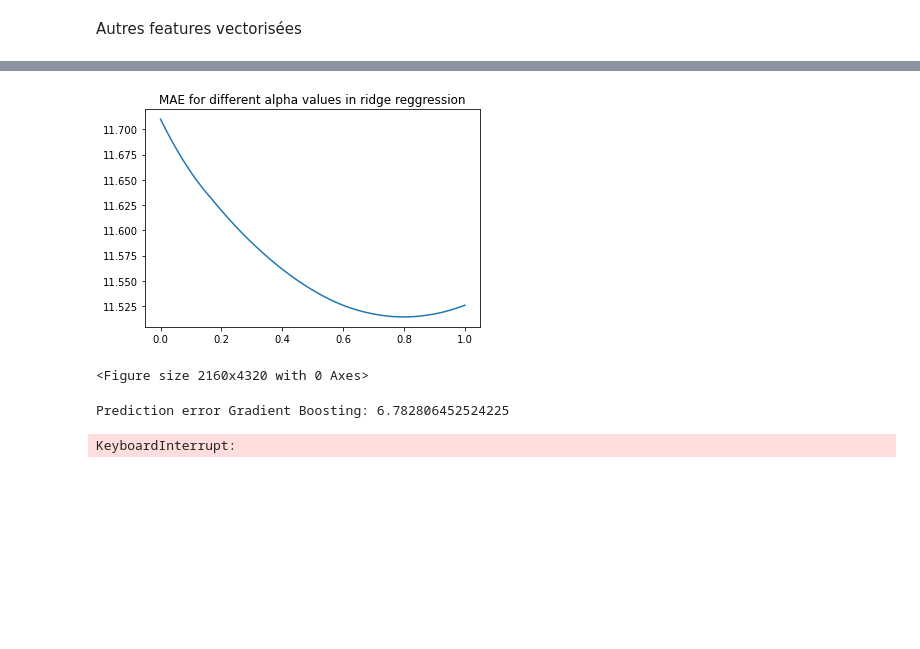
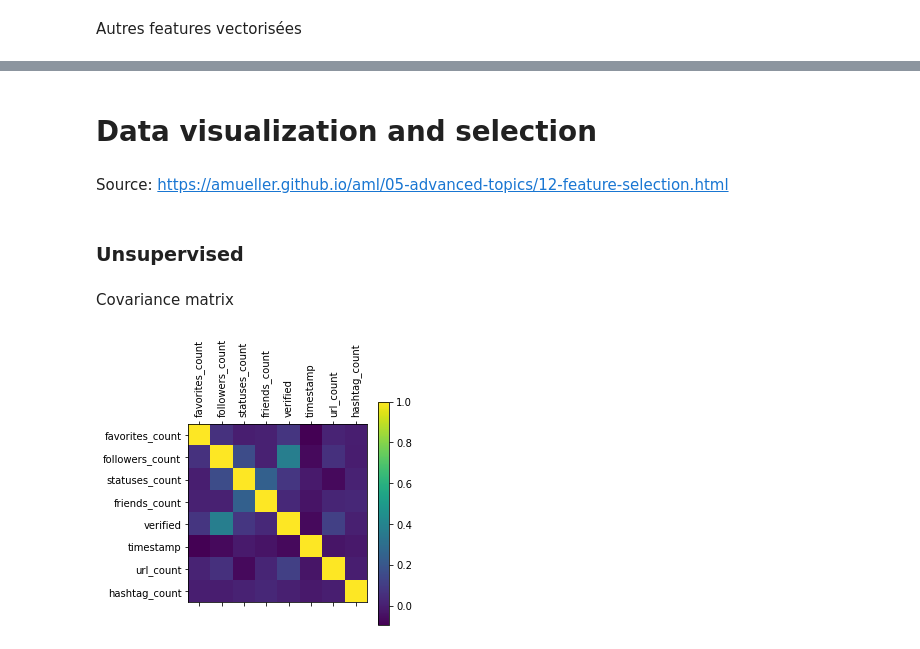
Before and after one commit to antoinegleisberg/INF554_kaggle, a Jupyter notebook: Marian.ipynb, the cells around one changed output, grey strips where cells are left out. Saved outputs shown, nothing was run; the diff lists cells and outputs as text; code cells hidden in the pictures; blank space fills up the shorter version.

Commit message:
added feature selection + word embedding sources

```diff
--- a/Marian.ipynb
+++ b/Marian.ipynb
@@ -136,59 +152,19 @@ X_test = X_test.drop(['text'], axis=1)
 [figure]
-# %%
-
-# Now we can train our model.  we set our loss function
-
-#plot linear regression result with LASSO regularization with alpha between 0 and 1
-alpha = np.linspace(0, 1, 100)
-mae = []
-for a in alpha:
-    reg = Lasso(alpha=a)
-    reg.fit(X_train, y_train)
-    y_pred = reg.predict(X_test)
-    mae.append(mean_absolute_error(y_test, y_pred))
-plt.plot(alpha, mae)
-plt.title("MAE for different alpha values in LASSO reggression")
-#size of the plot
-plt.figure(figsize=(100,200))
-plt.show()
-
-#plot linear regression result with ridge regularization with alpha between 0 and 1
-alpha = np.linspace(0, 1, 100)
-mae = []
-for a in alpha:
-    reg = Ridge(alpha=a)
-    reg.fit(X_train, y_train)
-    y_pred = reg.predict(X_test)
-    mae.append(mean_absolute_error(y_test, y_pred))
-plt.plot(alpha, mae)
-plt.title("MAE for different alpha values in RIDGE reggression")
-#size of the plot
-plt.figure(figsize=(100,200))
-plt.show()
-
-reg1 = GradientBoostingRegressor()
-reg2 = RandomForestRegressor()
-
-
-# We fit our model using the training data
-reg1.fit(X_train, y_train)
-# And then we predict the values for our testing set
-y_pred = reg1.predict(X_test)
-# We want to make sure that all predictions are non-negative integers
-y_pred = [int(value) if value >= 0 else 0 for value in y_pred]
-
-print("Prediction error Gradient Boosting:", mean_absolute_error(y_true=y_test, y_pred=y_pred))
-
-# We fit our model using the training data
-reg2.fit(X_train, y_train)
-# And then we predict the values for our testing set
-y_pred = reg2.predict(X_test)
-# We want to make sure that all predictions are non-negative integers
-y_pred = [int(value) if value >= 0 else 0 for value in y_pred]
-
-print("Prediction error Random Forest:", mean_absolute_error(y_true=y_test, y_pred=y_pred))
-# %% [output]
-[figure, removed]
-<Figure size 2160x4320 with 0 Axes>
-Prediction error Gradient Boosting: 6.782806452524225
-KeyboardInterrupt:
+# %% [markdown]
+# Data visualization and selection
+# %% [markdown]
+Source: https://amueller.github.io/aml/05-advanced-topics/12-feature-selection.html
+# %% [markdown]
+### Unsupervised
+# %% [markdown]
+Covariance matrix
+# %%
+# plot data covariance matrix for train with features labels
+cov=X_train.corr()
+plt.matshow(cov)
+plt.xticks(range(len(X_train.columns)), X_train.columns, rotation=90)
+plt.yticks(range(len(X_train.columns)), X_train.columns)
+plt.colorbar()
+plt.show()
+# %% [output]
+[figure, added]
```
Also changed, not shown: parts of 23 cells of this notebook.
